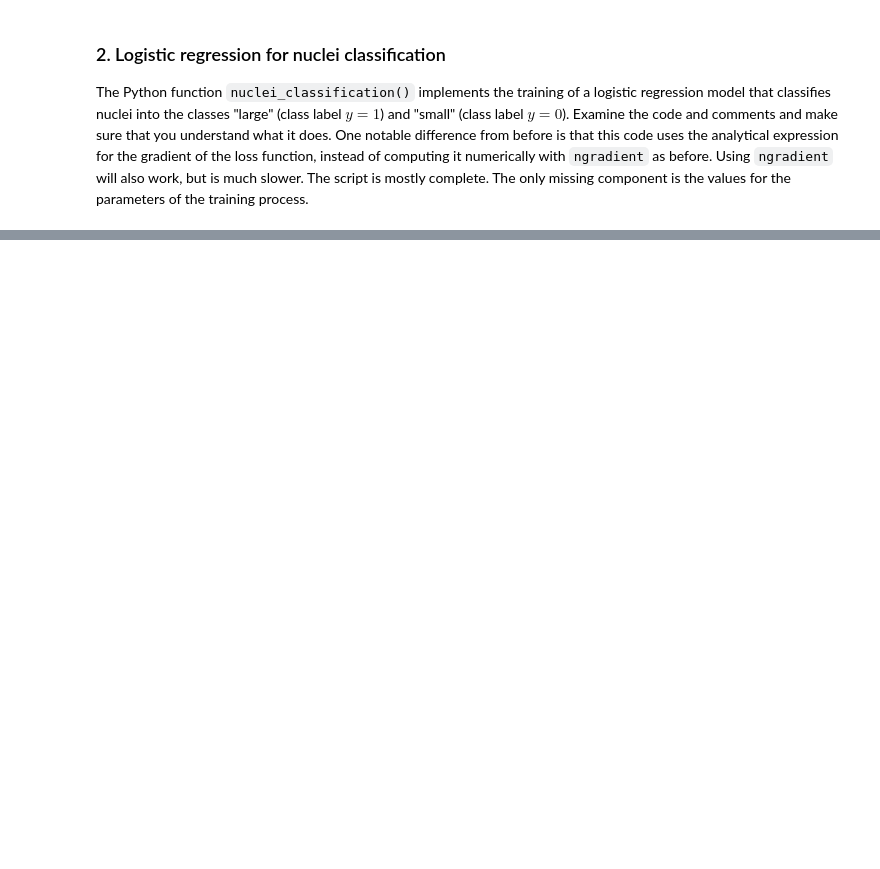
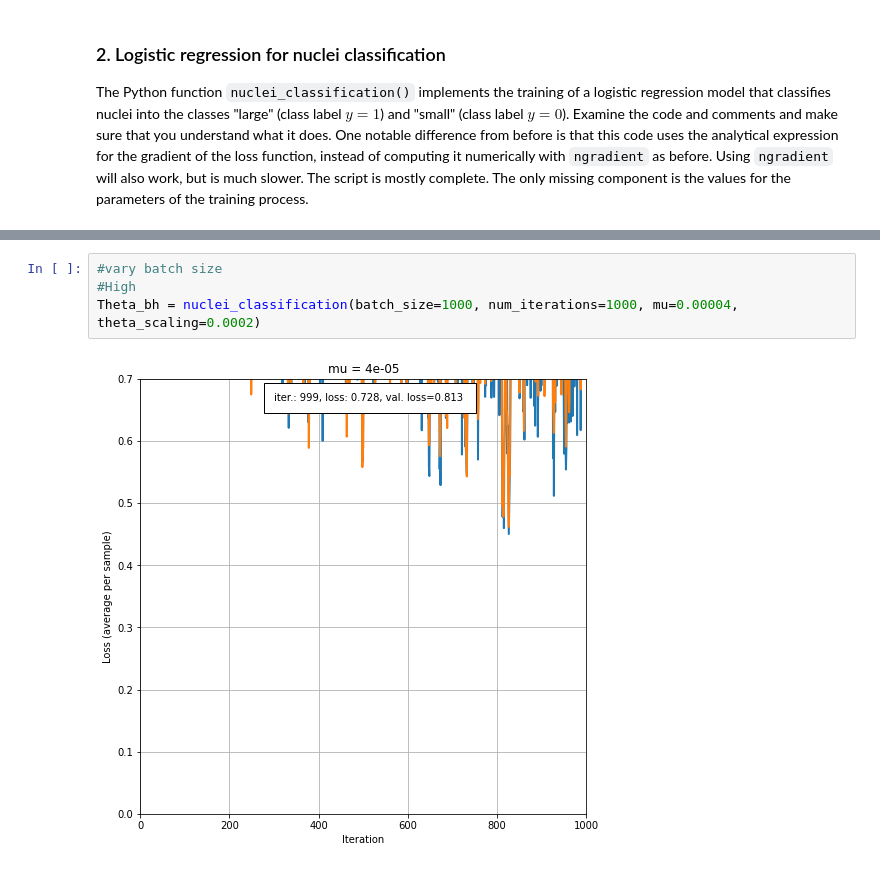
Before and after one commit to justinalittlefield/8dc00-mia, a Jupyter notebook: reader/2.5_CAD_project.ipynb, the cells around one changed output, grey strips where cells are left out. Drawn from its saved outputs; the diff is of its cells as text; blank space fills up the shorter version.

```diff
--- a/reader/2.5_CAD_project.ipynb
+++ b/reader/2.5_CAD_project.ipynb
@@ -114,0 +125,6 @@ The Python function `nuclei_classification()` implements the training of a logis
+# %%
+#vary batch size
+#High
+Theta_bh = nuclei_classification(batch_size=1000, num_iterations=1000, mu=0.00004, theta_scaling=0.0002)
+# %% [output]
+[figure, added]
```
Also changed, not shown: parts of 13 cells of this notebook, 4 other files.
